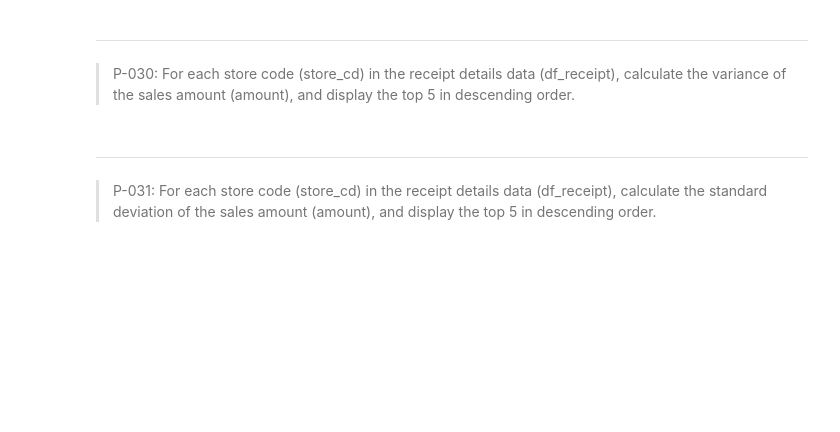
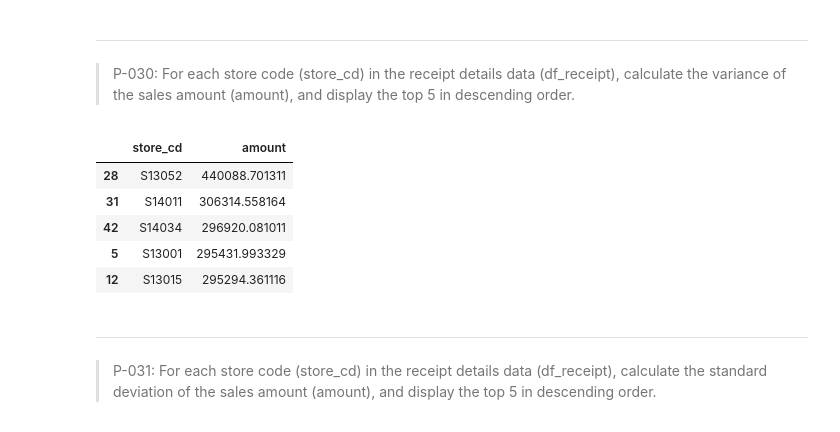
Before and after one commit to minhchau-creator/100_days_practice_pandas, a Jupyter notebook: 100_bai_tap_pandas/notebooks_en/exercises/100_pandas_exercises_en.ipynb, the cells around one changed output. Cells and saved outputs as stored; diff of their text form; code cells hidden in the pictures; blank space fills up the shorter version.

```diff
--- a/100_bai_tap_pandas/notebooks_en/exercises/100_pandas_exercises_en.ipynb
+++ b/100_bai_tap_pandas/notebooks_en/exercises/100_pandas_exercises_en.ipynb
@@ -382,6 +410,18 @@ df_customer.sort_values('birth_day', ascending=False).head(10)
 # %% [markdown]
 ---
 > P-030: For each store code (store_cd) in the receipt details data (df_receipt), calculate the variance of the sales amount (amount), and display the top 5 in descending order.
+# %%
+(
+    df_receipt.groupby('store_cd').amount.var(ddof=0).reset_index().sort_values('amount',ascending=False).head(5)
+)
+# Tham số ddof=0 có nghĩa là sử dụng mẫu đầy đủ (n) để tính phương sai, thay vì (n-1) mà là mặc định trong nhiều trường hợp tính phương sai mẫu
+# %% [output]
+|  | store_cd | amount |
+| 28 | S13052 | 440088.701311 |
+| 31 | S14011 | 306314.558164 |
+| 42 | S14034 | 296920.081011 |
+| 5 | S13001 | 295431.993329 |
+| 12 | S13015 | 295294.361116 |
 # %% [markdown]
 ---
 > P-031: For each store code (store_cd) in the receipt details data (df_receipt), calculate the standard deviation of the sales amount (amount), and display the top 5 in descending order.
```
Also changed, not shown: parts of 6 cells of this notebook.
